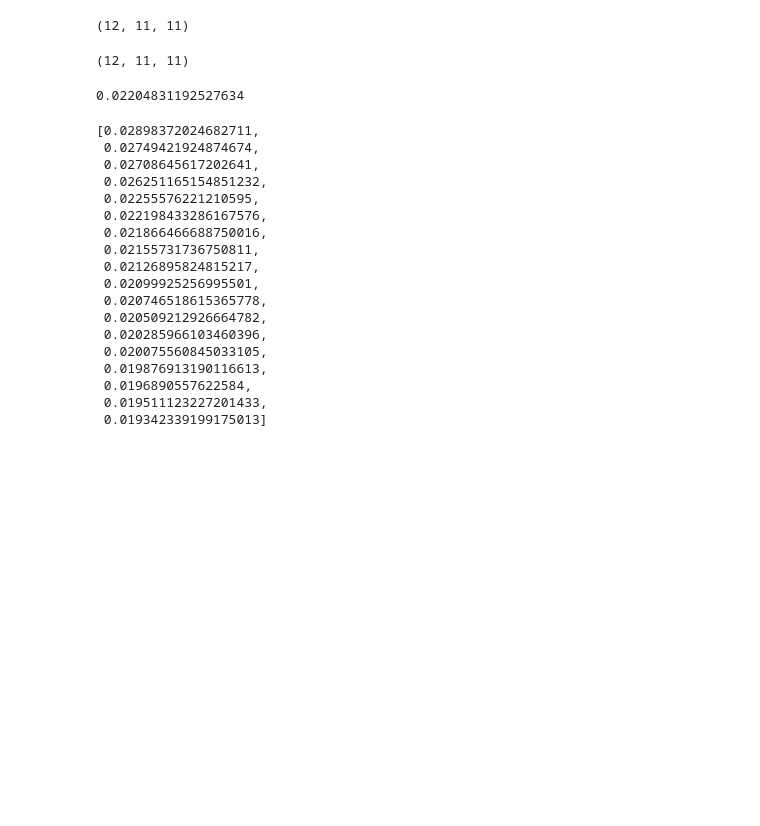
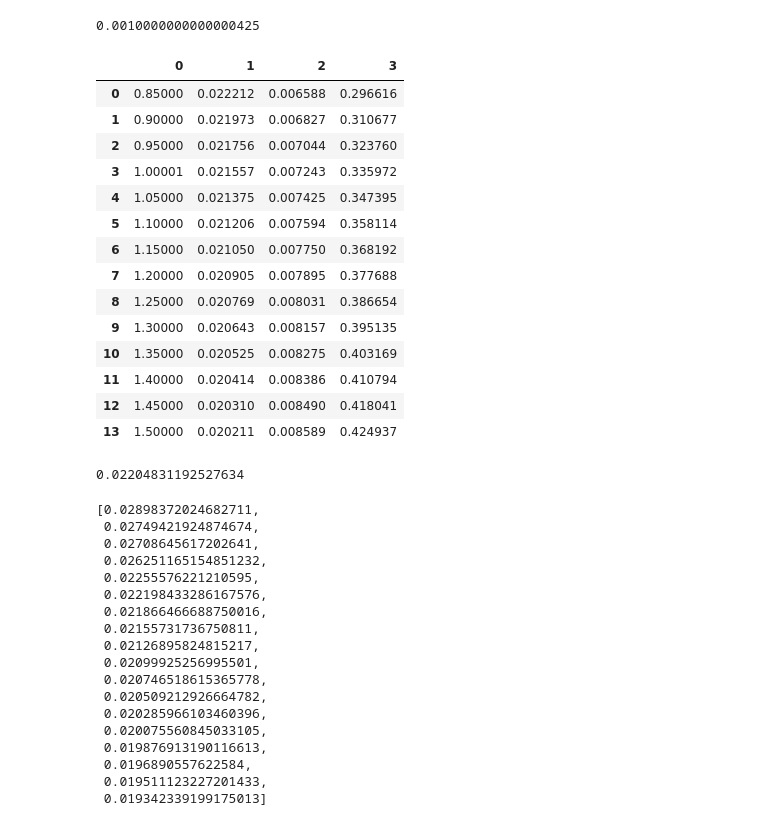
Before and after one commit to hqin-2020/Twist_Bin, a Jupyter notebook: Untitled.ipynb, the cells around one changed output. Drawn from its saved outputs; the diff is of its cells as text; code cells hidden in the pictures; blank space fills up the shorter version.

```diff
--- a/Untitled.ipynb
+++ b/Untitled.ipynb
@@ -58,20 +12,52 @@ nW1
 # %%
+zmax = 0.05
+zmin = -zmax
+W1_min = zmin
+W1_max = zmax
+hW1 = 0.001
+W1 = np.arange(W1_min, W1_max+hW1, hW1)
+nW1 = len(W1)
+
 res = []
-rho_list = [0.650,0.700,0.750,0.800,0.850,0.900,0.950,1.00001,1.050,1.100,1.150,1.200,1.250,1.300,1.350,1.400,1.450,1.500]
+# rho_list = [0.650,0.700,0.750,0.800,0.850,0.900,0.950,1.00001,1.050,1.100,1.150,1.200,1.250,1.300,1.350,1.400,1.450,1.500]
+rho_list = [0.850,0.900,0.950,1.00001,1.050,1.100,1.150,1.200,1.250,1.300,1.350,1.400,1.450,1.500]
+
 for rho in rho_list:
     res.append(pickle.load(open(datadir+"result_ell_0.1111111111111111_rho_"+str(rho)+"_eps_0.1_frac_0.1", "rb")))
-# %%
-pickle.load(open(datadir+"result_ell_0.1111111111111111_rho_"+str(rho)+"_eps_0.1_frac_0.1", "rb"))['V0'].shape
-# %% [output]
-(12, 11, 11)
+# %%
+W1[51]
+# %% [output]
+0.0010000000000000425
 # %%
 d_list = []
 for i in range(len(rho_list)):
-    d_list.append((res[i]['d_star'][5,2,2]+res[i]['d_star'][6,2,2])/2)
+    d_list.append(res[i]['d_star'][int(len(W1)/2)-1,2,2])
+
+c_list = [0.0288-i for i in d_list]
+ci_ratio =[]
+for i in range(len(rho_list)):
+    ci_ratio.append(c_list[i]/d_list[i])
-# %%
-res[12]['d_star'].shape
-# %% [output]
-(12, 11, 11)
+# %%
+ci_ratios = pd.DataFrame([rho_list, d_list,c_list,ci_ratio]).T
+
+ci_ratios.to_csv('ci_ratio.csv')
+ci_ratios
+# %% [output]
+|  | 0 | 1 | 2 | 3 |
+| 0 | 0.85000 | 0.022212 | 0.006588 | 0.296616 |
+| 1 | 0.90000 | 0.021973 | 0.006827 | 0.310677 |
+| 2 | 0.95000 | 0.021756 | 0.007044 | 0.323760 |
+| 3 | 1.00001 | 0.021557 | 0.007243 | 0.335972 |
+| 4 | 1.05000 | 0.021375 | 0.007425 | 0.347395 |
+| 5 | 1.10000 | 0.021206 | 0.007594 | 0.358114 |
+| 6 | 1.15000 | 0.021050 | 0.007750 | 0.368192 |
+| 7 | 1.20000 | 0.020905 | 0.007895 | 0.377688 |
+| 8 | 1.25000 | 0.020769 | 0.008031 | 0.386654 |
+| 9 | 1.30000 | 0.020643 | 0.008157 | 0.395135 |
+| 10 | 1.35000 | 0.020525 | 0.008275 | 0.403169 |
+| 11 | 1.40000 | 0.020414 | 0.008386 | 0.410794 |
+| 12 | 1.45000 | 0.020310 | 0.008490 | 0.418041 |
+| 13 | 1.50000 | 0.020211 | 0.008589 | 0.424937 |
 # %%
 (0.0251168138240397+0.01897981002651298)/2
 # %% [output]
```
Also changed, not shown: parts of 1 cell of this notebook, 5 other files.
